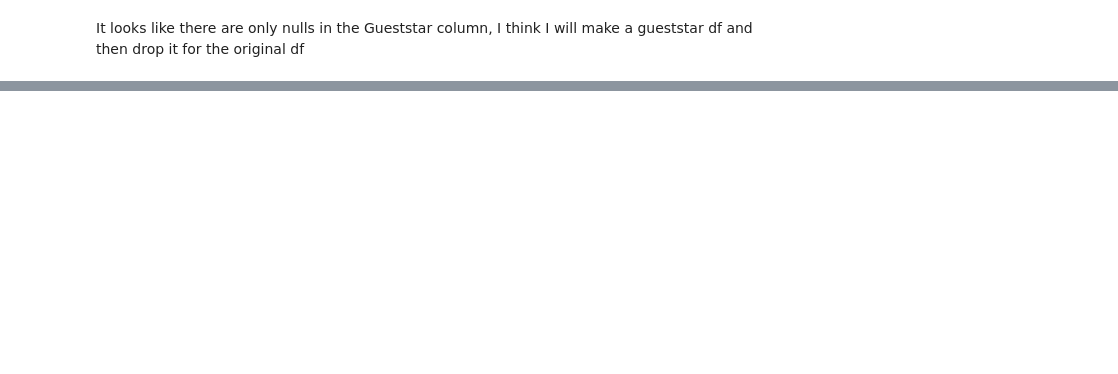
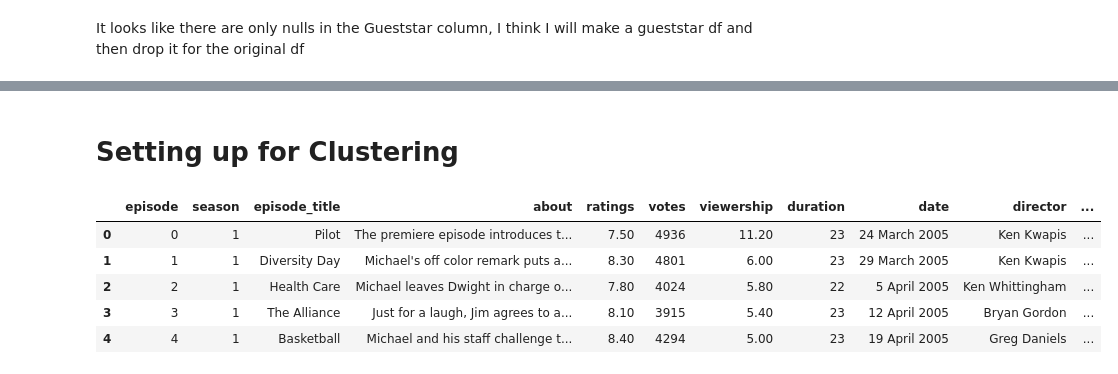
Before and after one commit to jamesallen0351/the_office, a Jupyter notebook: office_scratchpad.ipynb, the cells around one changed output, grey strips where cells are left out. Saved outputs shown, nothing was run; the diff lists cells and outputs as text; code cells hidden in the pictures; blank space fills up the shorter version.

```diff
--- a/office_scratchpad.ipynb
+++ b/office_scratchpad.ipynb
@@ -275,0 +195,2 @@ season_episodes()
+# %% [markdown]
+# Setting up for Clustering
@@ -275,0 +238,12 @@ season_episodes()
+# %%
+# getting the office data again
+df = the_office()
+# %%
+df.head() # check_yo_head
+# %% [output]
+|  | episode | season | episode_title | about | ratings | votes | viewership | duration | date | director | ... |
+| 0 | 0 | 1 | Pilot | The premiere episode introduces t... | 7.50 | 4936 | 11.20 | 23 | 24 March 2005 | Ken Kwapis | ... |
+| 1 | 1 | 1 | Diversity Day | Michael's off color remark puts a... | 8.30 | 4801 | 6.00 | 23 | 29 March 2005 | Ken Kwapis | ... |
+| 2 | 2 | 1 | Health Care | Michael leaves Dwight in charge o... | 7.80 | 4024 | 5.80 | 22 | 5 April 2005 | Ken Whittingham | ... |
+| 3 | 3 | 1 | The Alliance | Just for a laugh, Jim agrees to a... | 8.10 | 3915 | 5.40 | 23 | 12 April 2005 | Bryan Gordon | ... |
+| 4 | 4 | 1 | Basketball | Michael and his staff challenge t... | 8.40 | 4294 | 5.00 | 23 | 19 April 2005 | Greg Daniels | ... |
```
Also changed, not shown: parts of 23 cells of this notebook.
